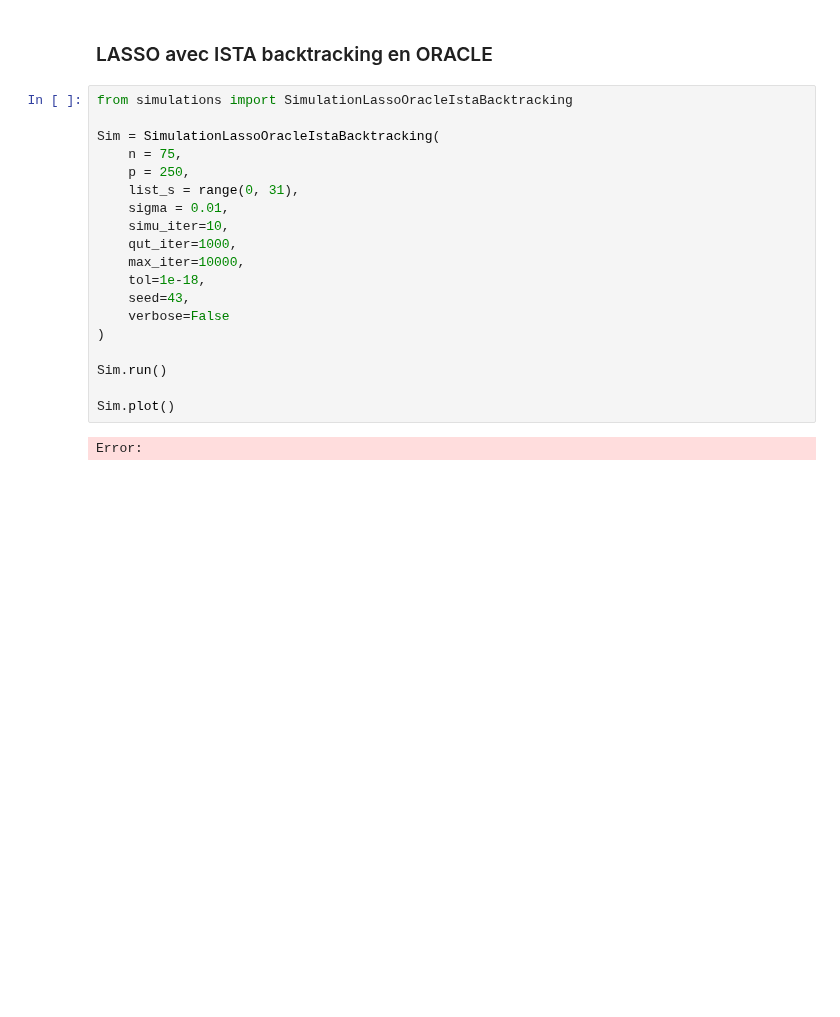
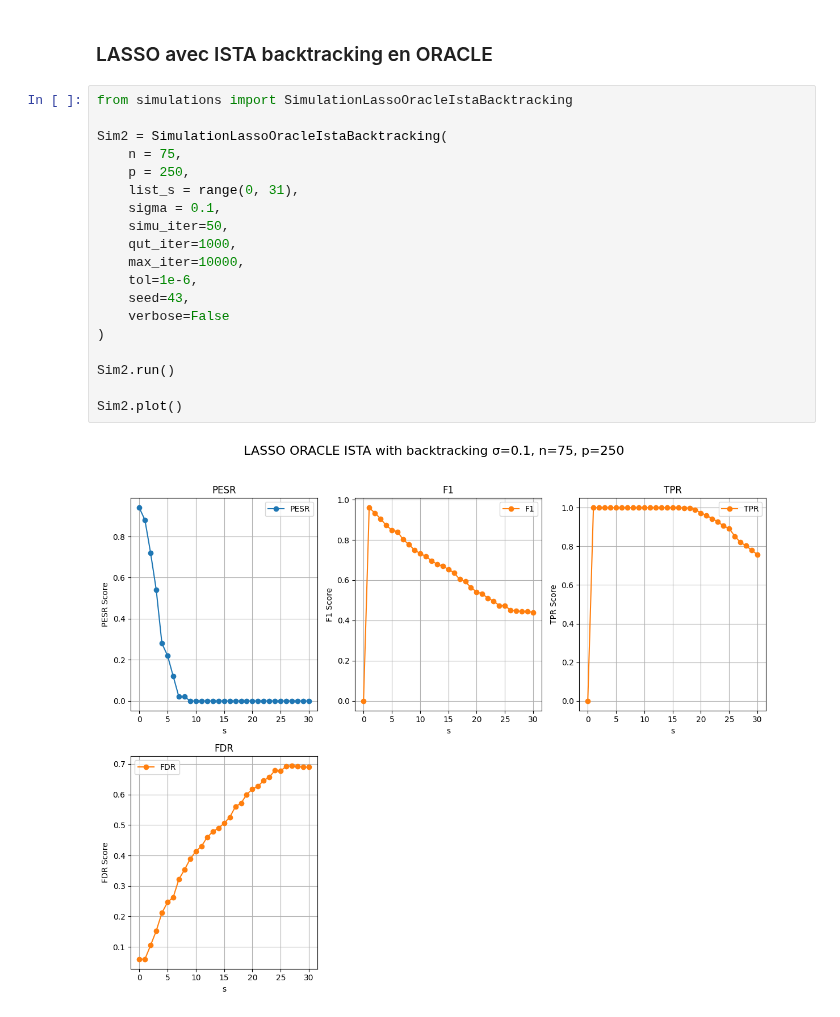
Before and after one commit to AymenBlk/STAGE-GENEVE, a Jupyter notebook: AYMEN/EXPLORATION/CAS LINEAIRE/LASSO/Basis.ipynb, the cells around one changed output. Drawn from its saved outputs; the diff is of its cells as text; blank space fills up the shorter version.

```diff
--- a/AYMEN/EXPLORATION/CAS LINEAIRE/LASSO/Basis.ipynb
+++ b/AYMEN/EXPLORATION/CAS LINEAIRE/LASSO/Basis.ipynb
@@ -144,21 +151,21 @@ Sim.plot()
 # %%
 from simulations import SimulationLassoOracleIstaBacktracking
 
-Sim = SimulationLassoOracleIstaBacktracking(
+Sim2 = SimulationLassoOracleIstaBacktracking(
     n = 75,
     p = 250,
     list_s = range(0, 31),
-    sigma = 0.01,
-    simu_iter=10,
+    sigma = 0.1,
+    simu_iter=50,
     qut_iter=1000,
     max_iter=10000,
-    tol=1e-18,
+    tol=1e-6,
     seed=43,
     verbose=False
 )
 
-Sim.run()
+Sim2.run()
 
-Sim.plot()
+Sim2.plot()
 # %% [output]
-Error:
+[figure, added]
```
Also changed, not shown: parts of 14 cells of this notebook, 5 other files.
